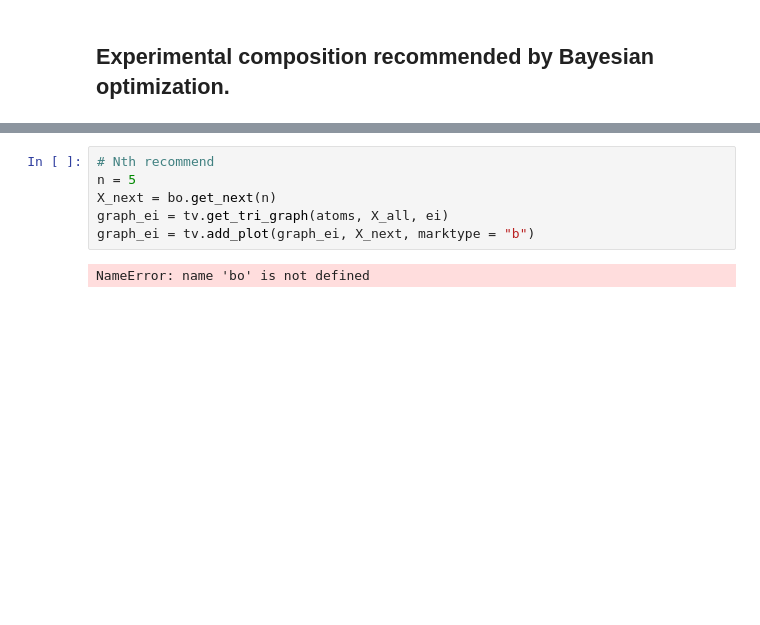
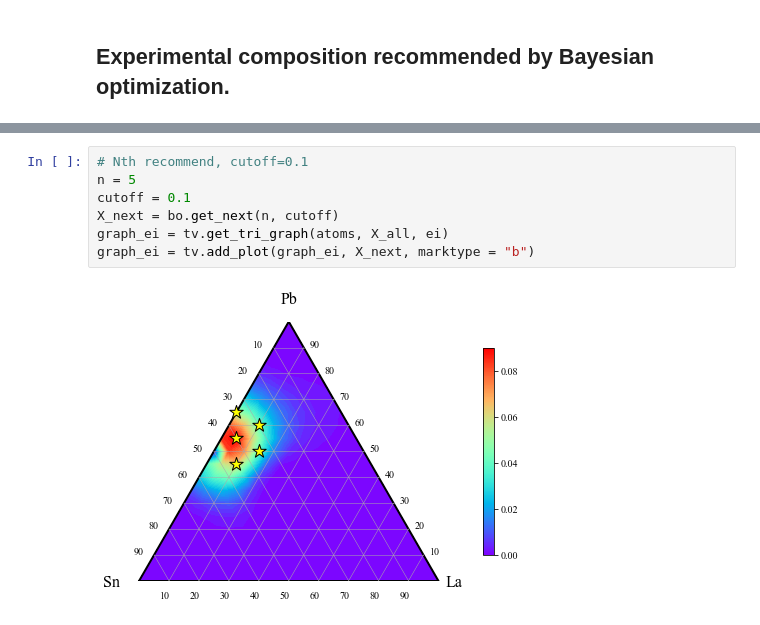
Before and after one commit to Ottomossei/mi, a Jupyter notebook: example/bayes.ipynb, the cells around one changed output, grey strips where cells are left out. Saved outputs shown, nothing was run; the diff lists cells and outputs as text; blank space fills up the shorter version.

```diff
--- a/example/bayes.ipynb
+++ b/example/bayes.ipynb
@@ -63,8 +63,9 @@ graph_ei = tv.add_plot(graph_ei, X_next, marktype = "b")
 # %%
-# Nth recommend
+# Nth recommend, cutoff=0.1
 n = 5
-X_next = bo.get_next(n)
+cutoff = 0.1
+X_next = bo.get_next(n, cutoff)
 graph_ei = tv.get_tri_graph(atoms, X_all, ei)
 graph_ei = tv.add_plot(graph_ei, X_next, marktype = "b")
 # %% [output]
-NameError: name 'bo' is not defined
+[figure, added]
```
Also changed, not shown: parts of 5 cells of this notebook.
